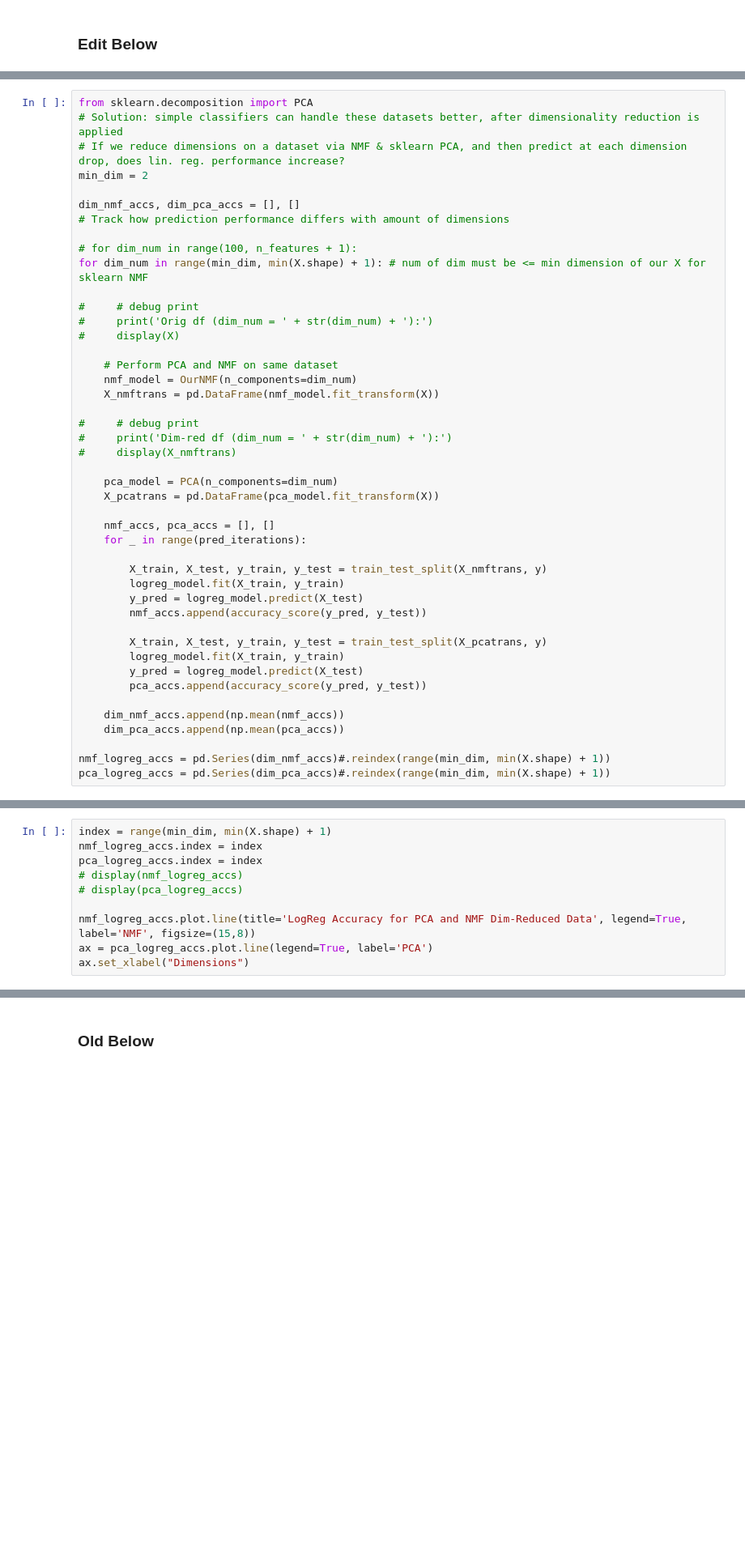
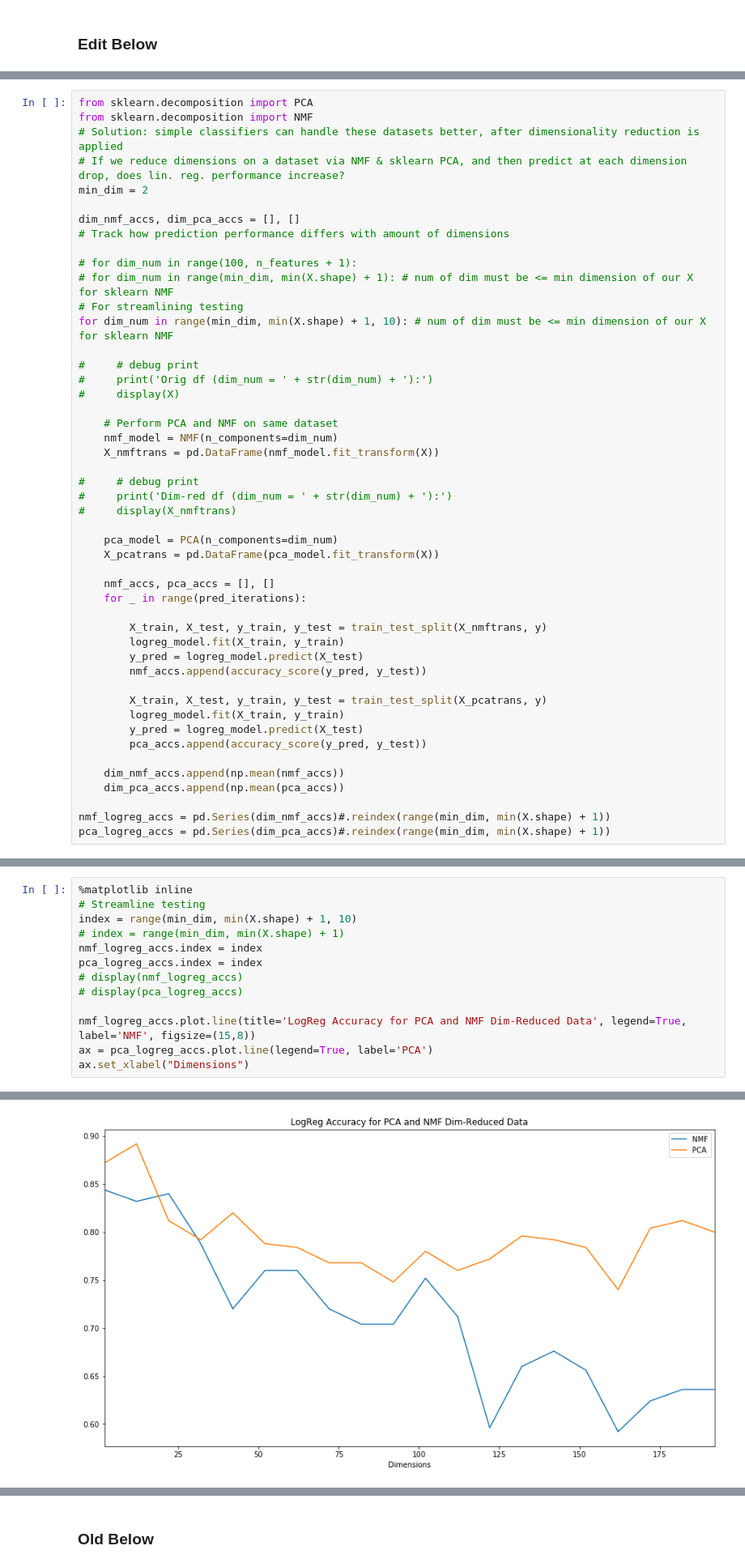
Before and after one commit to QColeman97/NMF-All-Stars, a Jupyter notebook: NMF_project.ipynb, the cells around one changed output, grey strips where cells are left out. Shown: that part at 81% size. Drawn from its saved outputs; the diff is of its cells as text; blank space fills up the shorter version.

```diff
--- a/NMF_project.ipynb
+++ b/NMF_project.ipynb
@@ -165,5 +279,6 @@ Linear Regression Avg MSE (Bad): 0.6601775601464158
 # %%
 from sklearn.decomposition import PCA
+from sklearn.decomposition import NMF
 # Solution: simple classifiers can handle these datasets better, after dimensionality reduction is applied
 # If we reduce dimensions on a dataset via NMF & sklearn PCA, and then predict at each dimension drop, does lin. reg. performance increase?
 min_dim = 2
@@ -172,14 +287,16 @@ dim_nmf_accs, dim_pca_accs = [], []
 # Track how prediction performance differs with amount of dimensions
 
 # for dim_num in range(100, n_features + 1):
-for dim_num in range(min_dim, min(X.shape) + 1): # num of dim must be <= min dimension of our X for sklearn NMF
+# for dim_num in range(min_dim, min(X.shape) + 1): # num of dim must be <= min dimension of our X for sklearn NMF
+# For streamlining testing
+for dim_num in range(min_dim, min(X.shape) + 1, 10): # num of dim must be <= min dimension of our X for sklearn NMF
 
 #     # debug print
 #     print('Orig df (dim_num = ' + str(dim_num) + '):')
 #     display(X)
 
     # Perform PCA and NMF on same dataset
-    nmf_model = OurNMF(n_components=dim_num)
+    nmf_model = NMF(n_components=dim_num)
     X_nmftrans = pd.DataFrame(nmf_model.fit_transform(X))
 
 #     # debug print
@@ -213,5 +327,8 @@ pca_logreg_accs = pd.Series(dim_pca_accs)#.reindex(range(min_dim, min(X.shape) +
 # %%
-index = range(min_dim, min(X.shape) + 1)
+%matplotlib inline
+# Streamline testing
+index = range(min_dim, min(X.shape) + 1, 10)
+# index = range(min_dim, min(X.shape) + 1)
 nmf_logreg_accs.index = index
 pca_logreg_accs.index = index
 # display(nmf_logreg_accs)
@@ -220,3 +337,4 @@ pca_logreg_accs.index = index
 nmf_logreg_accs.plot.line(title='LogReg Accuracy for PCA and NMF Dim-Reduced Data', legend=True, label='NMF', figsize=(15,8))
 ax = pca_logreg_accs.plot.line(legend=True, label='PCA')
 ax.set_xlabel("Dimensions")
+# %% [output]
@@ -223,3 +342,4 @@ ax.set_xlabel("Dimensions")
+[figure, added]
 # %%
 # Mess around space
 # # test = pd.DataFrame([[1,2,3], [2,4,5], [3,4,10]])
```
Also changed, not shown: parts of 6 cells of this notebook, 1 other file.
